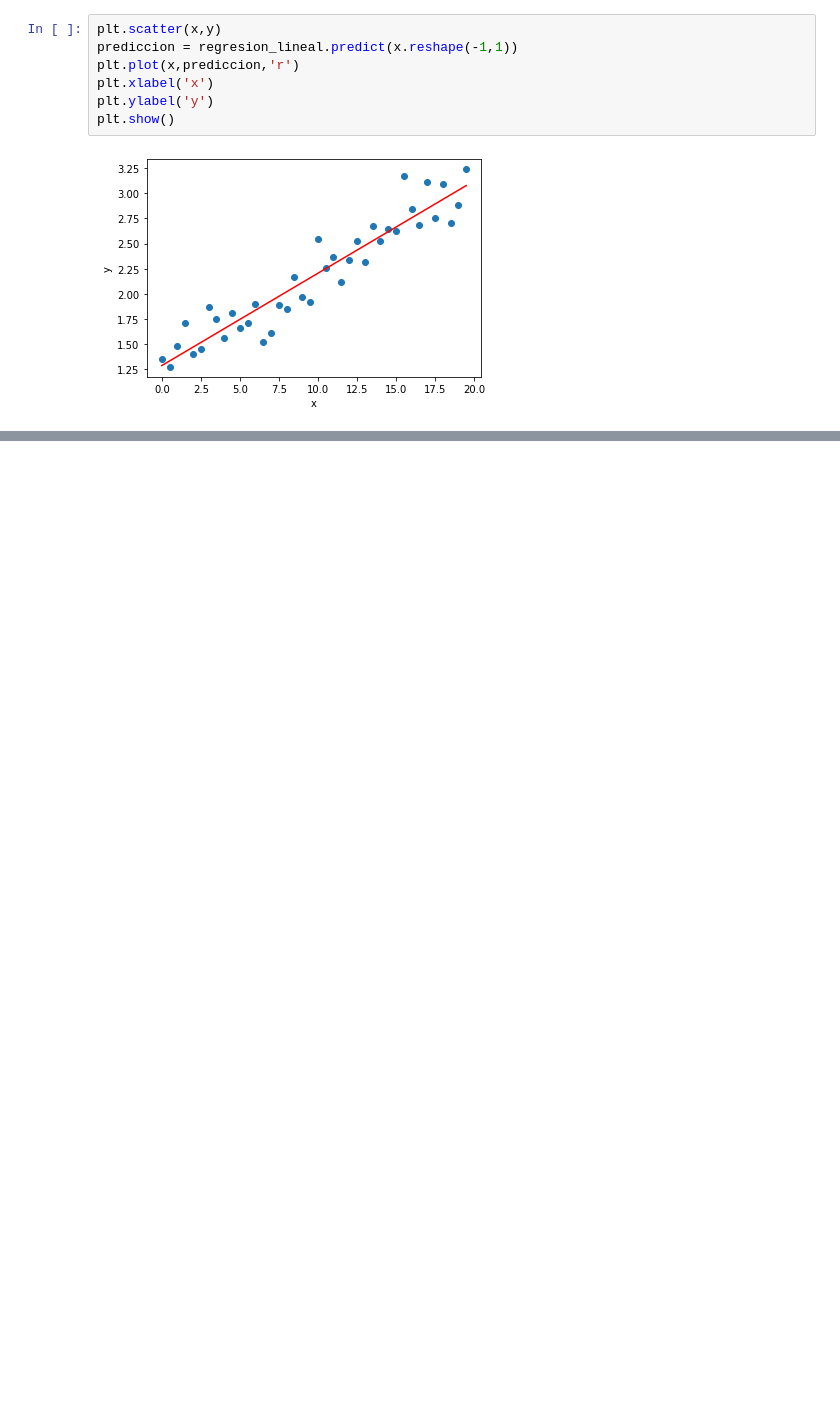
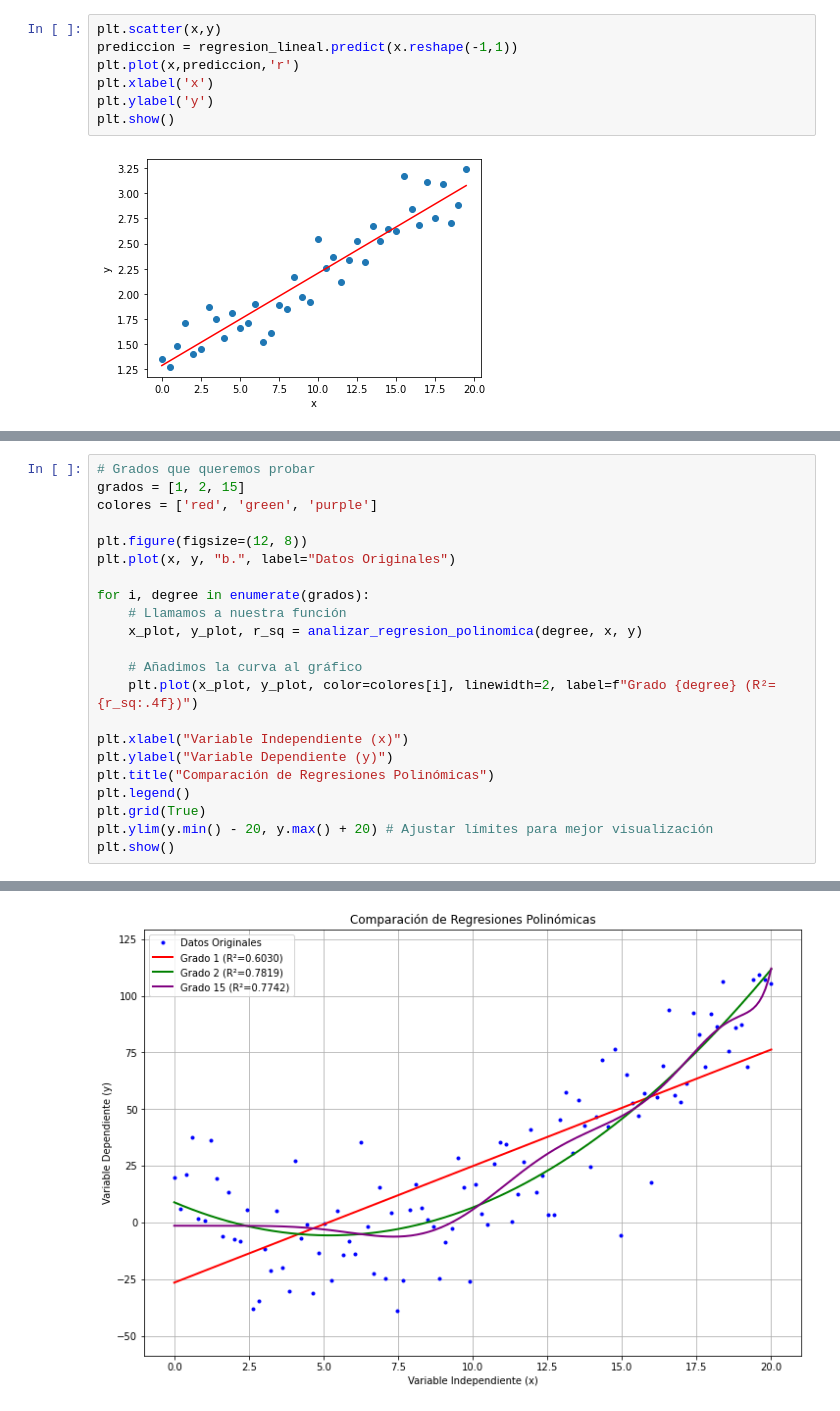
Before and after one commit to parivgabriela/tec_sup_ciencia_datos_ia, a Jupyter notebook: 2.1.2003_proces_aprendizaje_automatico/TP_N1_Regresion_Lineal_y_Polinomial.ipynb, the cells around one changed output, grey strips where cells are left out. Cells and saved outputs as stored; diff of their text form; blank space fills up the shorter version.

```diff
--- a/2.1.2003_proces_aprendizaje_automatico/TP_N1_Regresion_Lineal_y_Polinomial.ipynb
+++ b/2.1.2003_proces_aprendizaje_automatico/TP_N1_Regresion_Lineal_y_Polinomial.ipynb
@@ -133,0 +207,23 @@ plt.show()
+# %%
+# Grados que queremos probar
+grados = [1, 2, 15]
+colores = ['red', 'green', 'purple']
+
+plt.figure(figsize=(12, 8))
+plt.plot(x, y, "b.", label="Datos Originales")
+
+for i, degree in enumerate(grados):
+    # Llamamos a nuestra función
+    x_plot, y_plot, r_sq = analizar_regresion_polinomica(degree, x, y)
+
+    # Añadimos la curva al gráfico
+    plt.plot(x_plot, y_plot, color=colores[i], linewidth=2, label=f"Grado {degree} (R²={r_sq:.4f})")
+
+plt.xlabel("Variable Independiente (x)")
+plt.ylabel("Variable Dependiente (y)")
+plt.title("Comparación de Regresiones Polinómicas")
+plt.legend()
+plt.grid(True)
+plt.ylim(y.min() - 20, y.max() + 20) # Ajustar límites para mejor visualización
+plt.show()
+# %% [output]
@@ -133,0 +247 @@ plt.show()
+[figure, added]
```
Also changed, not shown: parts of 16 cells of this notebook.
